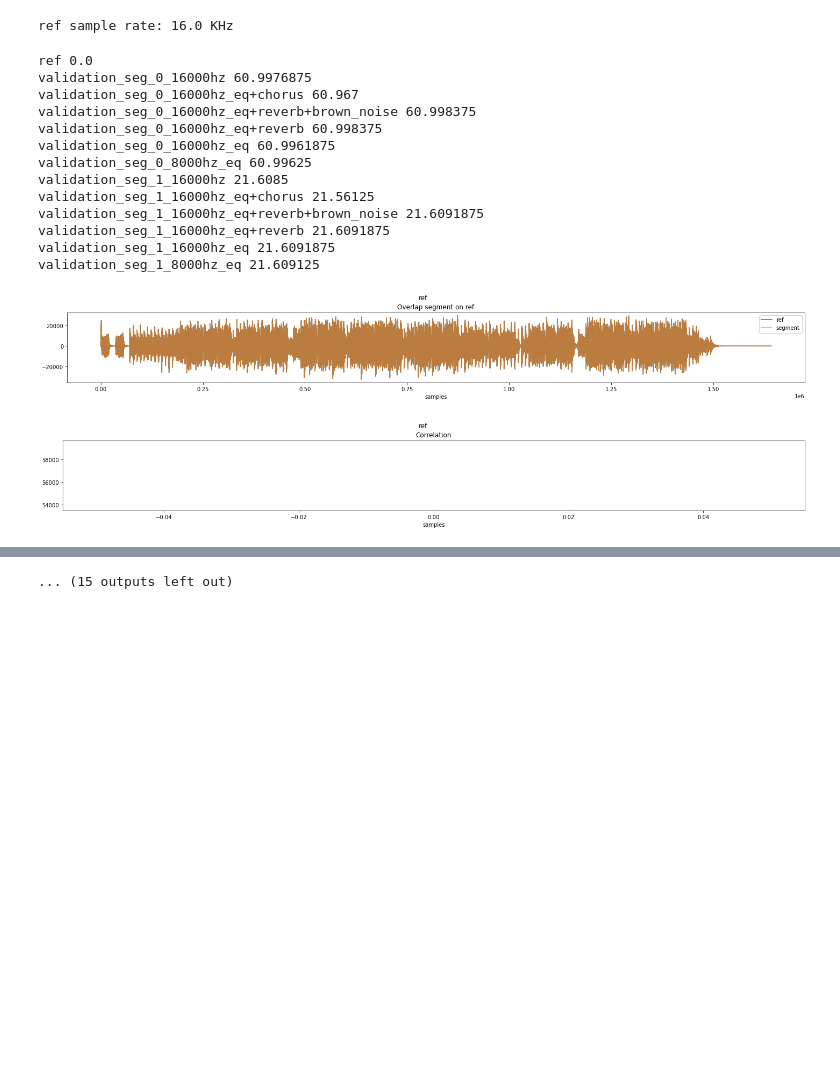
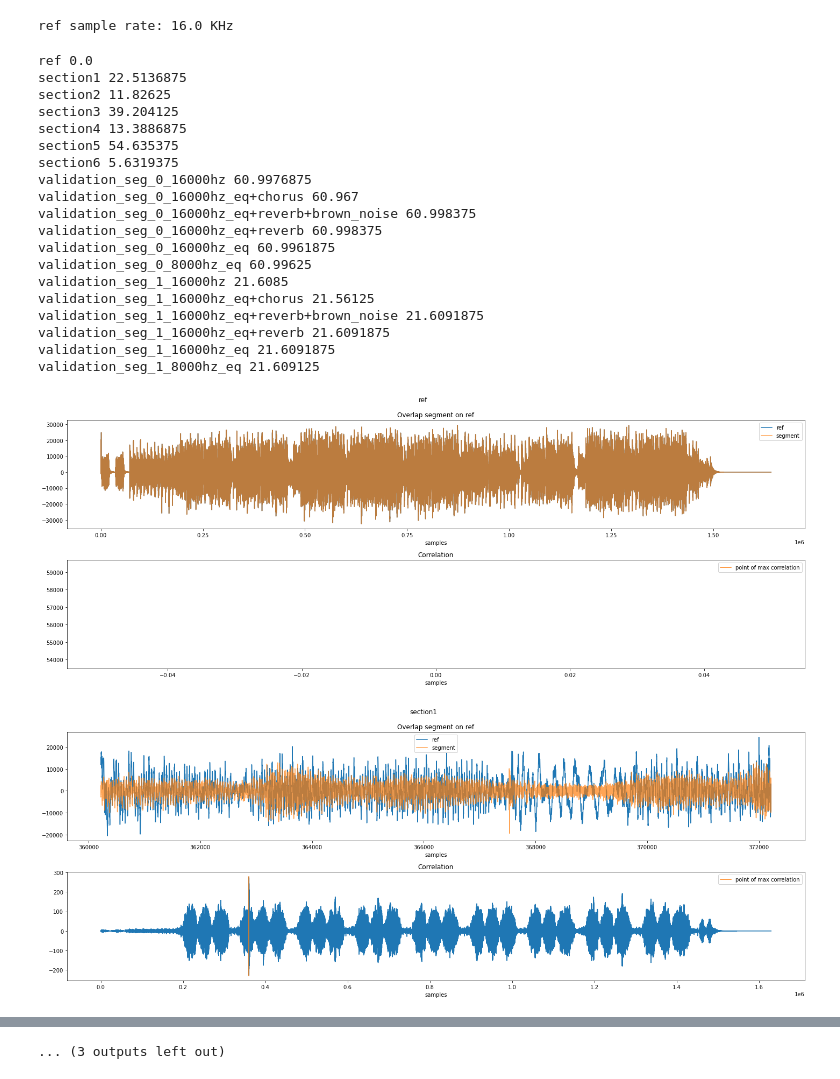
Before and after one commit to blankr3/joytunes_ex, a Jupyter notebook: find_audio_segment.ipynb, the cells around one changed output, grey strips where cells are left out. Drawn from its saved outputs; the diff is of its cells as text; code cells hidden in the pictures; blank space fills up the shorter version.

```diff
--- a/find_audio_segment.ipynb
+++ b/find_audio_segment.ipynb
@@ -14,7 +14,7 @@ warnings.filterwarnings('ignore')
 # %%
 # Inputs
 ref_path = r".\data\input\ref_samples.wav"
-segment_paths = glob.glob(os.path.join(".\data\input\segments", "validation*.wav"))
+segment_paths = glob.glob(os.path.join(".\data\input\segments", "*.wav"))
 # %%
 # Load data
 dataset = dict()
@@ -103,45 +103,49 @@ for name in dataset:
     ref_segment_estimate, max_correlation_sample, correlation = audio_matcher.run(seg_signal, seg_sample_rate)
     dataset[name]['offset_correction'] = max_correlation_sample * dataset['ref']['sample_rate'] / dataset[name]['sample_rate']
 
     # PLOTS
     # plot ref and segment time series signals
-    fig, axs = plt.subplots(ncols=1, nrows=1, figsize=(20,3))
+    fig, axs = plt.subplots(ncols=1, nrows=2, figsize=(20,8))
     fig.suptitle(name)
     shifted_x = range(max_correlation_sample, max_correlation_sample + len(ref_segment_estimate))
-    axs.plot(shifted_x, ref_segment_estimate, label='ref')
-    axs.plot(shifted_x, seg_signal, label=f'segment', alpha=0.7)
-    axs.set_title('Overlap segment on ref')
-    axs.set_xlabel('samples')
-    axs.legend()
-    fig.tight_layout(rect=[0, 0.03, 1, 0.95])
+    axs[0].plot(shifted_x, ref_segment_estimate, label='ref')
+    axs[0].plot(shifted_x, seg_signal, label=f'segment', alpha=0.7)
+    axs[0].set_title('Overlap segment on ref')
+    axs[0].set_xlabel('samples')
+    axs[0].legend()
 
     # plot ref and segment time series signals
-    fig, axs = plt.subplots(ncols=1, nrows=1, figsize=(20,3))
-    fig.suptitle(name)
-    axs.plot(correlation)
-    axs.plot([max_correlation_sample,max_correlation_sample], [np.min(correlation), np.max(correlation)], alpha=0.5)
-    axs.set_title('Correlation')
-    axs.set_xlabel('samples')
+    axs[1].plot(correlation)
+    axs[1].plot([max_correlation_sample,max_correlation_sample], [np.min(correlation), np.max(correlation)], label="point of max correlation")
+    axs[1].set_title('Correlation')
+    axs[1].set_xlabel('samples')
+    axs[1].legend()
     fig.tight_layout(rect=[0, 0.03, 1, 0.95])
 
     # Save ref signal segment for validation
     scipy.io.wavfile.write(os.path.join('.', 'data', 'validation', f'{name}_from_ref.wav'), dataset['ref']['sample_rate'], ref_segment_estimate.astype('int16'))
 
     # Print timestamp
     print(name, dataset[name]['offset_correction'] / dataset['ref']['sample_rate'])
 # %% [output]
 ref 0.0
+section1 22.5136875
+section2 11.82625
+section3 39.204125
+section4 13.3886875
+section5 54.635375
+section6 5.6319375
 validation_seg_0_16000hz 60.9976875
 validation_seg_0_16000hz_eq+chorus 60.967
 validation_seg_0_16000hz_eq+reverb+brown_noise 60.998375
 validation_seg_0_16000hz_eq+reverb 60.998375
 validation_seg_0_16000hz_eq 60.9961875
 validation_seg_0_8000hz_eq 60.99625
 validation_seg_1_16000hz 21.6085
 validation_seg_1_16000hz_eq+chorus 21.56125
 validation_seg_1_16000hz_eq+reverb+brown_noise 21.6091875
 validation_seg_1_16000hz_eq+reverb 21.6091875
 validation_seg_1_16000hz_eq 21.6091875
 validation_seg_1_8000hz_eq 21.609125
-[figure, old version]
+[figure, new version]
-[figure, old version]
+[figure, new version]
@@ -157 +161 @@ validation_seg_1_8000hz_eq 21.609125
-... (15 outputs left out)
+... (3 outputs left out)
```
Also changed, not shown: parts of 1 cell of this notebook, 6 other files.
